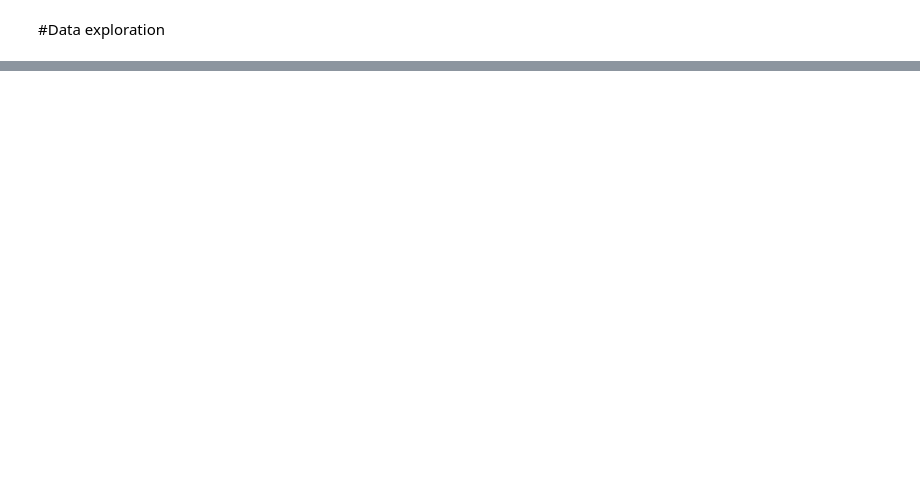
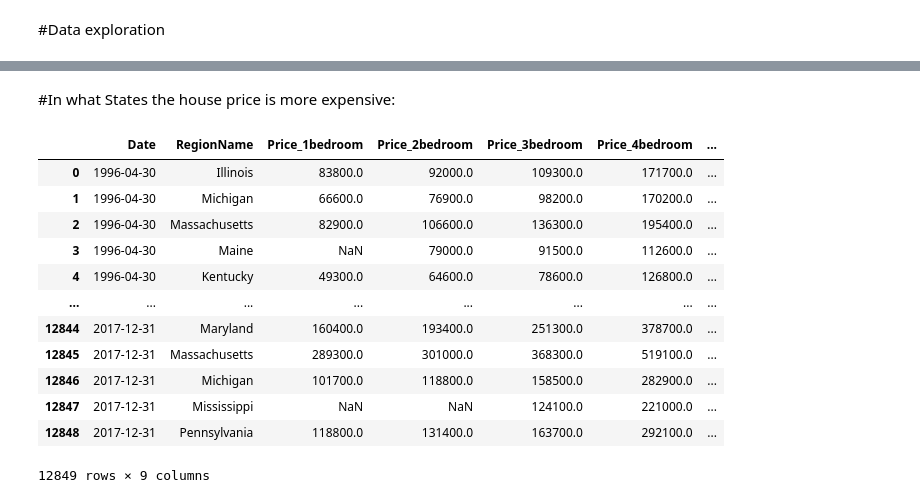
Before and after one commit to MaliheDahmardeh/state-house-price-analysis-SM, a Jupyter notebook: state-house-price-analysis.ipynb, the cells around one changed output, grey strips where cells are left out. Saved outputs shown, nothing was run; the diff lists cells and outputs as text; code cells hidden in the pictures; blank space fills up the shorter version.

```diff
--- a/state-house-price-analysis.ipynb
+++ b/state-house-price-analysis.ipynb
@@ -213,0 +394,18 @@ DatetimeIndex(['1996-04-30', '1996-05-31', '1996-06-30', '1996-07-31',
+# %% [markdown]
+#In what States the house price is more expensive:
+# %%
+df
+# %% [output]
+|  | Date | RegionName | Price_1bedroom | Price_2bedroom | Price_3bedroom | Price_4bedroom | ... |
+| 0 | 1996-04-30 | Illinois | 83800.0 | 92000.0 | 109300.0 | 171700.0 | ... |
+| 1 | 1996-04-30 | Michigan | 66600.0 | 76900.0 | 98200.0 | 170200.0 | ... |
+| 2 | 1996-04-30 | Massachusetts | 82900.0 | 106600.0 | 136300.0 | 195400.0 | ... |
+| 3 | 1996-04-30 | Maine | NaN | 79000.0 | 91500.0 | 112600.0 | ... |
+| 4 | 1996-04-30 | Kentucky | 49300.0 | 64600.0 | 78600.0 | 126800.0 | ... |
+| ... | ... | ... | ... | ... | ... | ... | ... |
+| 12844 | 2017-12-31 | Maryland | 160400.0 | 193400.0 | 251300.0 | 378700.0 | ... |
+| 12845 | 2017-12-31 | Massachusetts | 289300.0 | 301000.0 | 368300.0 | 519100.0 | ... |
+| 12846 | 2017-12-31 | Michigan | 101700.0 | 118800.0 | 158500.0 | 282900.0 | ... |
+| 12847 | 2017-12-31 | Mississippi | NaN | NaN | 124100.0 | 221000.0 | ... |
+| 12848 | 2017-12-31 | Pennsylvania | 118800.0 | 131400.0 | 163700.0 | 292100.0 | ... |
+12849 rows × 9 columns
```
Also changed, not shown: parts of 16 cells of this notebook.
